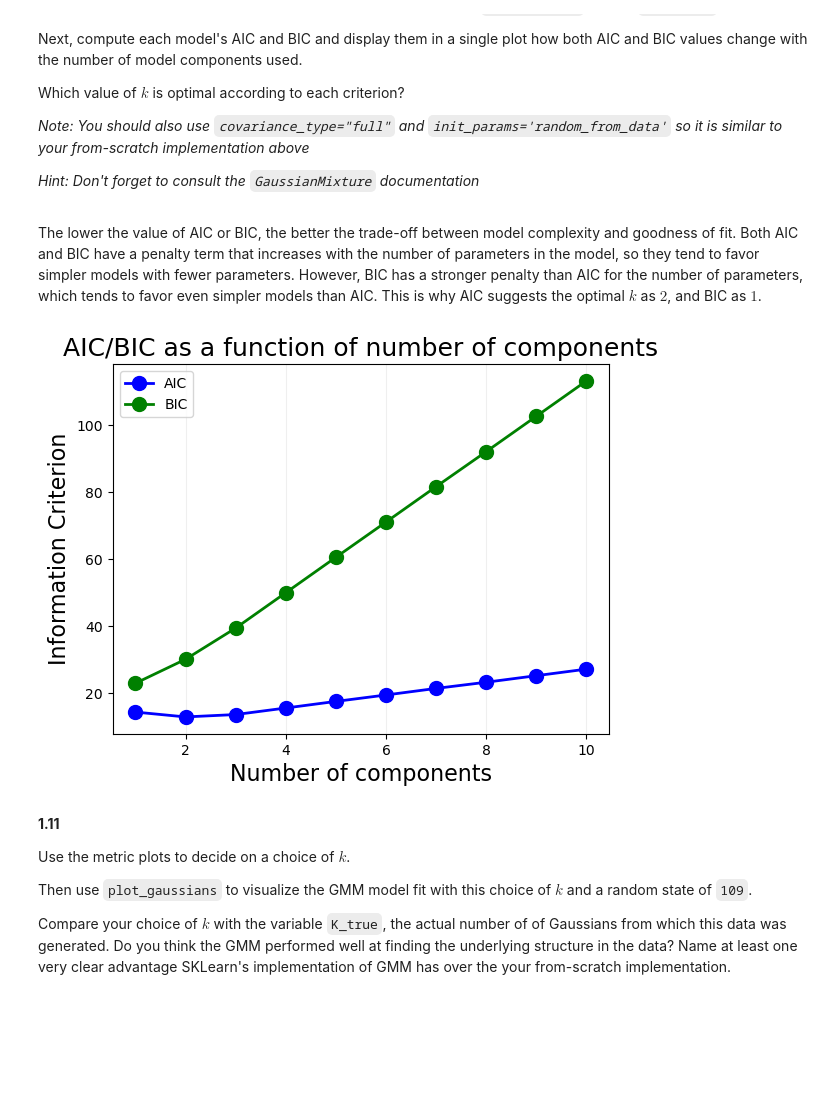
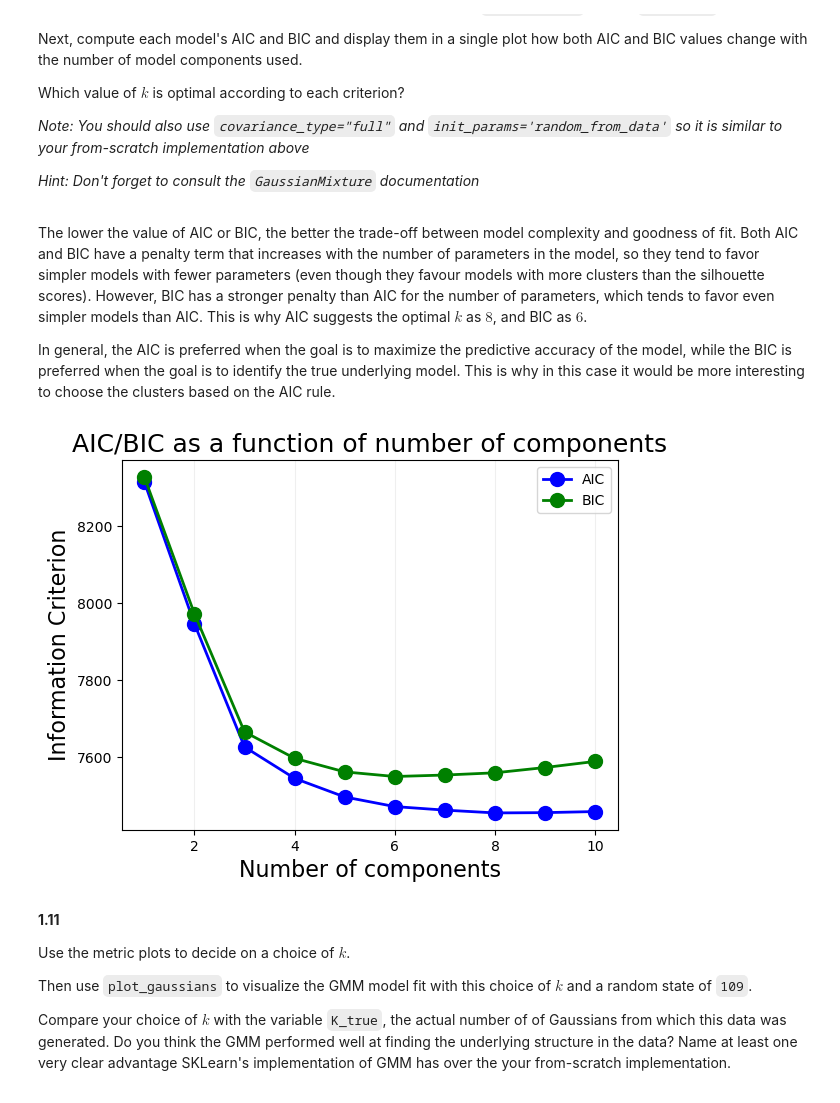
Before and after one commit to jamesliounis/Harvard-Deep-Learning, a Jupyter notebook: ac209b_hw1/ac209b_hw1.ipynb, the cells around one changed output. Drawn from its saved outputs; the diff is of its cells as text; code cells hidden in the pictures; blank space fills up the shorter version.

```diff
--- a/ac209b_hw1/ac209b_hw1.ipynb
+++ b/ac209b_hw1/ac209b_hw1.ipynb
@@ -531,29 +536,35 @@ Which value of $k$ is optimal according to each criterion?
 
 </div>
 # %% [markdown]
-The lower the value of AIC or BIC, the better the trade-off between model complexity and goodness of fit. Both AIC and BIC have a penalty term that increases with the number of parameters in the model, so they tend to favor simpler models with fewer parameters. However, BIC has a stronger penalty than AIC for the number of parameters, which tends to favor even simpler models than AIC. This is why AIC suggests the optimal $k$ as $2$, and BIC as $1$.
+The lower the value of AIC or BIC, the better the trade-off between model complexity and goodness of fit. Both AIC and BIC have a penalty term that increases with the number of parameters in the model, so they tend to favor simpler models with fewer parameters (even though they favour models with more clusters than the silhouette scores). However, BIC has a stronger penalty than AIC for the number of parameters, which tends to favor even simpler models than AIC. This is why AIC suggests the optimal $k$ as $8$, and BIC as $6$.
+
+In general, the AIC is preferred when the goal is to maximize the predictive accuracy of the model, while the BIC is preferred when the goal is to identify the true underlying model. This is why in this case it would be more interesting to choose the clusters based on the AIC rule.
 # %%
 # your code here
 # Fit a series of GMMs with k components
 k_range = range(1, 11)
-gmm_models = [GMM(n_components=k, random_state=42, n_init=10).fit(X) for k in k_range]
+gmm_models = [GMM(n_components=k, random_state=42,
+                  covariance_type="full",
+                  init_params='random_from_data',
+                  n_init=10).fit(Y) for k in k_range]
 
 # Compute AIC and BIC for each model
-n_samples, n_features = X.shape
-log_likelihoods = [model.score(X) for model in gmm_models]
-aics = [n_features * k - 2 * ll for k, ll in zip(k_range, log_likelihoods)]
-bics = [n_features * k * np.log(n_samples) - 2 * ll for k, ll in zip(k_range, log_likelihoods)]
+n_samples, n_features = Y.shape
+log_likelihoods = [model.score(Y) for model in gmm_models]
+
+aics = [n_samples * np.log(-log_likelihood) + 2 * k * n_features for k, log_likelihood in zip(range(1, max_k + 1), log_likelihoods)]
+bics = [n_samples * np.log(-log_likelihood) + k * np.log(n_samples) * n_features for k, log_likelihood in zip(range(1, max_k + 1), log_likelihoods)]
 
 # Plot AIC and BIC values as a function of number of components
 plt.title('AIC/BIC as a function of number of components')
 plt.plot(k_range, aics, 'bo-', label='AIC')
 plt.plot(k_range, bics, 'go-', label='BIC')
 plt.xlabel('Number of components')
 plt.ylabel('Information Criterion')
 plt.legend()
 plt.show()
 # %% [output]
-[figure, old version]
+[figure, new version]
 # %% [markdown]
 <div class='exercise-r'>
 
```
Also changed, not shown: parts of 11 cells of this notebook.
